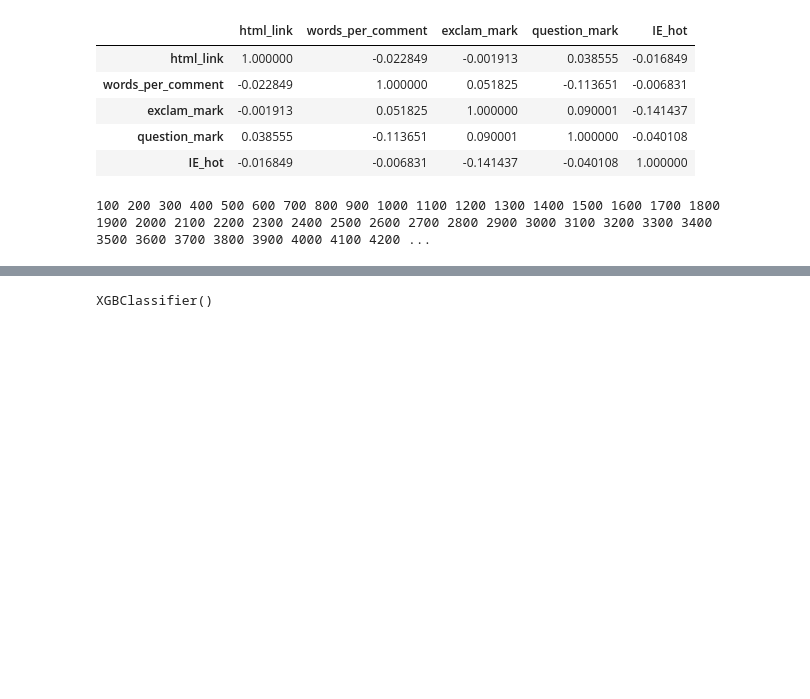
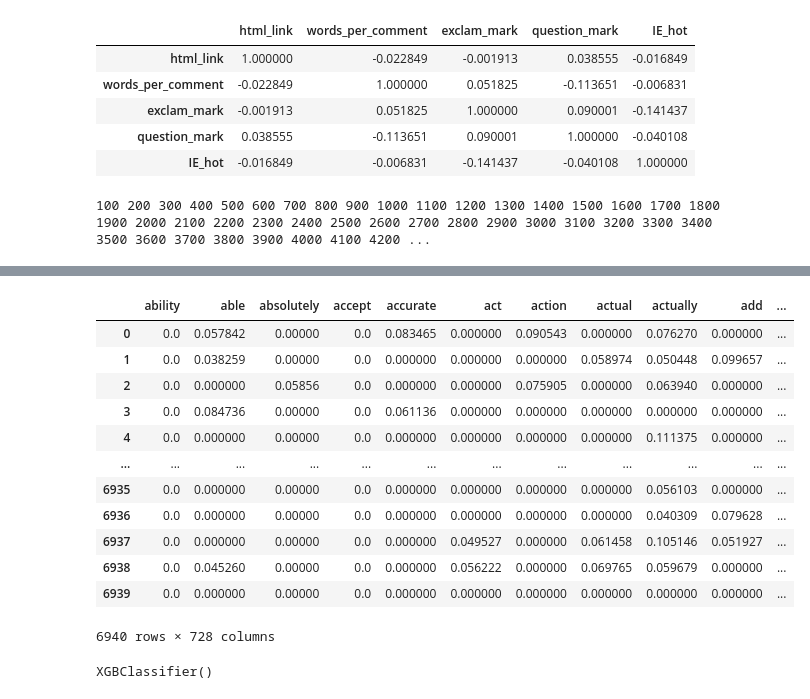
Before and after one commit to ipansh/mbti-classifier, a Jupyter notebook: MBTI_final.ipynb, the cells around one changed output, grey strips where cells are left out. Drawn from its saved outputs; the diff is of its cells as text; code cells hidden in the pictures; blank space fills up the shorter version.

```diff
--- a/MBTI_final.ipynb
+++ b/MBTI_final.ipynb
@@ -218,6 +216,22 @@ test_df2 = pd.DataFrame.sparse.from_spmatrix(vector_test, columns = vectorizer.g
 
 sparse_train_df = scipy.sparse.csr_matrix(train_df2.values)
 sparse_test_df = scipy.sparse.csr_matrix(test_df2.values)
+# %%
+train_df2
+# %% [output]
+|  | ability | able | absolutely | accept | accurate | act | action | actual | actually | add | ... |
+| 0 | 0.0 | 0.057842 | 0.00000 | 0.0 | 0.083465 | 0.000000 | 0.090543 | 0.000000 | 0.076270 | 0.000000 | ... |
+| 1 | 0.0 | 0.038259 | 0.00000 | 0.0 | 0.000000 | 0.000000 | 0.000000 | 0.058974 | 0.050448 | 0.099657 | ... |
+| 2 | 0.0 | 0.000000 | 0.05856 | 0.0 | 0.000000 | 0.000000 | 0.075905 | 0.000000 | 0.063940 | 0.000000 | ... |
+| 3 | 0.0 | 0.084736 | 0.00000 | 0.0 | 0.061136 | 0.000000 | 0.000000 | 0.000000 | 0.000000 | 0.000000 | ... |
+| 4 | 0.0 | 0.000000 | 0.00000 | 0.0 | 0.000000 | 0.000000 | 0.000000 | 0.000000 | 0.111375 | 0.000000 | ... |
+| ... | ... | ... | ... | ... | ... | ... | ... | ... | ... | ... | ... |
+| 6935 | 0.0 | 0.000000 | 0.00000 | 0.0 | 0.000000 | 0.000000 | 0.000000 | 0.000000 | 0.056103 | 0.000000 | ... |
+| 6936 | 0.0 | 0.000000 | 0.00000 | 0.0 | 0.000000 | 0.000000 | 0.000000 | 0.000000 | 0.040309 | 0.079628 | ... |
+| 6937 | 0.0 | 0.000000 | 0.00000 | 0.0 | 0.000000 | 0.049527 | 0.000000 | 0.061458 | 0.105146 | 0.051927 | ... |
+| 6938 | 0.0 | 0.045260 | 0.00000 | 0.0 | 0.000000 | 0.056222 | 0.000000 | 0.069765 | 0.059679 | 0.000000 | ... |
+| 6939 | 0.0 | 0.000000 | 0.00000 | 0.0 | 0.000000 | 0.000000 | 0.000000 | 0.000000 | 0.000000 | 0.000000 | ... |
+6940 rows × 728 columns
 # %%
 # IE model instance
 ie_classifier = XGBClassifier()
```
Also changed, not shown: parts of 6 cells of this notebook.
